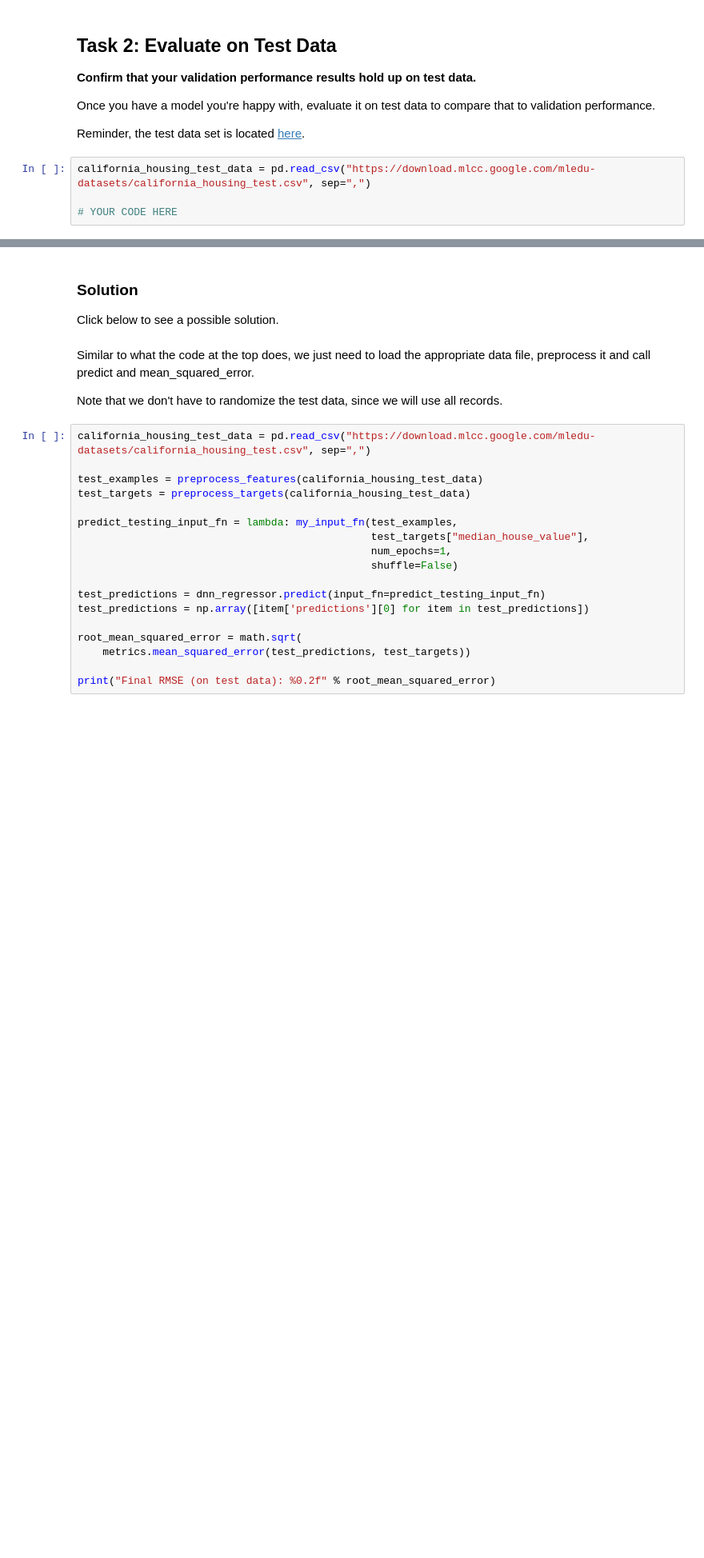
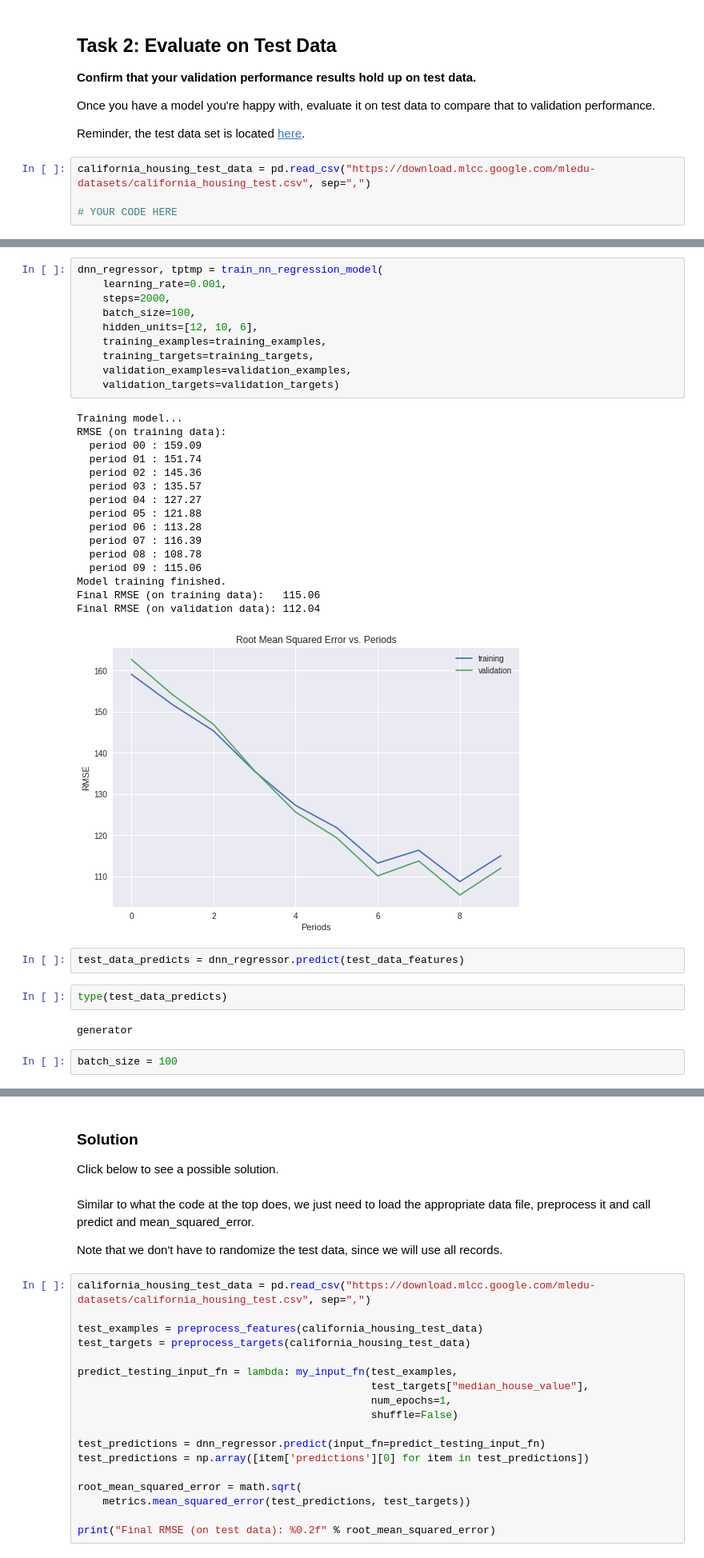
Before and after one commit to tenvol/tsf00, a Jupyter notebook: intro_to_neural_nets.ipynb, the cells around one changed output, grey strips where cells are left out. Shown at 80% size. Saved outputs shown, nothing was run; the diff lists cells and outputs as text; blank space fills up the shorter version.

```diff
--- a/intro_to_neural_nets.ipynb
+++ b/intro_to_neural_nets.ipynb
@@ -570,0 +657,35 @@ california_housing_test_data = pd.read_csv("https://download.mlcc.google.com/mle
+# %%
+dnn_regressor, tptmp = train_nn_regression_model(
+    learning_rate=0.001,
+    steps=2000,
+    batch_size=100,
+    hidden_units=[12, 10, 6],
+    training_examples=training_examples,
+    training_targets=training_targets,
+    validation_examples=validation_examples,
+    validation_targets=validation_targets)
+# %% [output]
+Training model...
+RMSE (on training data):
+  period 00 : 159.09
+  period 01 : 151.74
+  period 02 : 145.36
+  period 03 : 135.57
+  period 04 : 127.27
+  period 05 : 121.88
+  period 06 : 113.28
+  period 07 : 116.39
+  period 08 : 108.78
+  period 09 : 115.06
+Model training finished.
+Final RMSE (on training data):   115.06
+Final RMSE (on validation data): 112.04
+[figure, added]
+# %%
+test_data_predicts = dnn_regressor.predict(test_data_features)
+# %%
+type(test_data_predicts)
+# %% [output]
+generator
+# %%
+batch_size = 100
```
Also changed, not shown: parts of 18 cells of this notebook.
